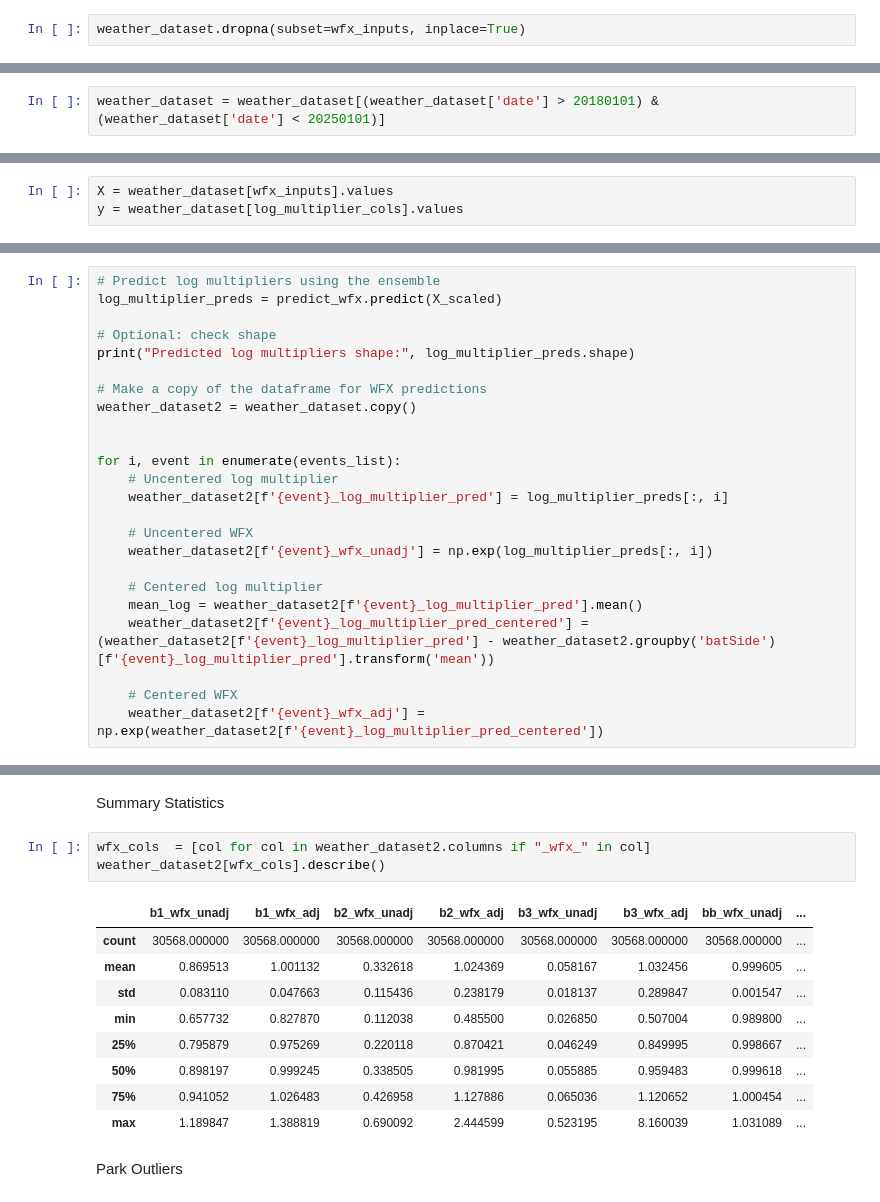
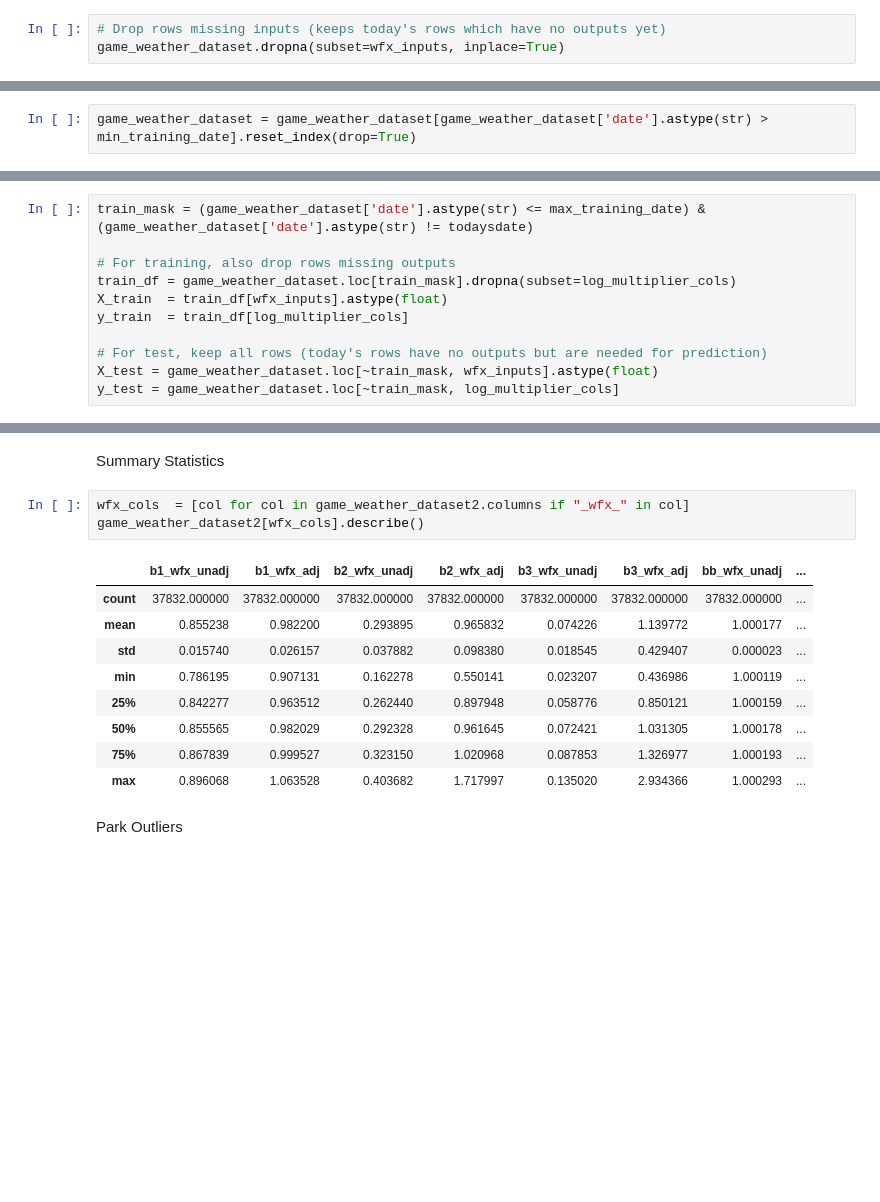
Before and after one commit to jamesgiles1993/MLB-Code, a Jupyter notebook: M01. Weather Factors.ipynb, the cells around one changed output, grey strips where cells are left out. Cells and saved outputs as stored; diff of their text form; blank space fills up the shorter version.

```diff
--- a/M01. Weather Factors.ipynb
+++ b/M01. Weather Factors.ipynb
@@ -139,2 +334,3 @@ Drop if missing inputs
 # %%
-weather_dataset.dropna(subset=wfx_inputs, inplace=True)
+# Drop rows missing inputs (keeps today's rows which have no outputs yet)
+game_weather_dataset.dropna(subset=wfx_inputs, inplace=True)
@@ -145,12 +337,20 @@ weather_dataset['b_L'] = (weather_dataset['batSide'] == "L").astype(int)
 # %% [markdown]
 Restrict by date
 # %%
-weather_dataset = weather_dataset[(weather_dataset['date'] > 20180101) & (weather_dataset['date'] < 20250101)]
+game_weather_dataset = game_weather_dataset[game_weather_dataset['date'].astype(str) > min_training_date].reset_index(drop=True)
 # %% [markdown]
 Split features and target
 # %%
-X = weather_dataset[wfx_inputs].values
-y = weather_dataset[log_multiplier_cols].values
+train_mask = (game_weather_dataset['date'].astype(str) <= max_training_date) & (game_weather_dataset['date'].astype(str) != todaysdate)
+
+# For training, also drop rows missing outputs
+train_df = game_weather_dataset.loc[train_mask].dropna(subset=log_multiplier_cols)
+X_train  = train_df[wfx_inputs].astype(float)
+y_train  = train_df[log_multiplier_cols]
+
+# For test, keep all rows (today's rows have no outputs but are needed for prediction)
+X_test = game_weather_dataset.loc[~train_mask, wfx_inputs].astype(float)
+y_test = game_weather_dataset.loc[~train_mask, log_multiplier_cols]
 # %% [markdown]
 ##### Scale
 # %%
@@ -253,26 +710,2 @@ predict_wfx = VotingEnsemble(ensemble_models)
 # %% [markdown]
 ##### Predict
-# %%
-# Predict log multipliers using the ensemble
-log_multiplier_preds = predict_wfx.predict(X_scaled)
-
-# Optional: check shape
-print("Predicted log multipliers shape:", log_multiplier_preds.shape)
-
-# Make a copy of the dataframe for WFX predictions
-weather_dataset2 = weather_dataset.copy()
-
-
-for i, event in enumerate(events_list):
-    # Uncentered log multiplier
-    weather_dataset2[f'{event}_log_multiplier_pred'] = log_multiplier_preds[:, i]
-
-    # Uncentered WFX
-    weather_dataset2[f'{event}_wfx_unadj'] = np.exp(log_multiplier_preds[:, i])
-
-    # Centered log multiplier
-    mean_log = weather_dataset2[f'{event}_log_multiplier_pred'].mean()
-    weather_dataset2[f'{event}_log_multiplier_pred_centered'] = (weather_dataset2[f'{event}_log_multiplier_pred'] - weather_dataset2.groupby('batSide')[f'{event}_log_multiplier_pred'].transform('mean'))
-
-    # Centered WFX
-    weather_dataset2[f'{event}_wfx_adj'] = np.exp(weather_dataset2[f'{event}_log_multiplier_pred_centered'])
@@ -283,18 +790,18 @@ Predicted log multipliers shape: (30568, 11)
 # %% [markdown]
 Summary Statistics
 # %%
-wfx_cols  = [col for col in weather_dataset2.columns if "_wfx_" in col]
-weather_dataset2[wfx_cols].describe()
+wfx_cols  = [col for col in game_weather_dataset2.columns if "_wfx_" in col]
+game_weather_dataset2[wfx_cols].describe()
 # %% [output]
 |  | b1_wfx_unadj | b1_wfx_adj | b2_wfx_unadj | b2_wfx_adj | b3_wfx_unadj | b3_wfx_adj | bb_wfx_unadj | ... |
-| count | 30568.000000 | 30568.000000 | 30568.000000 | 30568.000000 | 30568.000000 | 30568.000000 | 30568.000000 | ... |
-| mean | 0.869513 | 1.001132 | 0.332618 | 1.024369 | 0.058167 | 1.032456 | 0.999605 | ... |
-| std | 0.083110 | 0.047663 | 0.115436 | 0.238179 | 0.018137 | 0.289847 | 0.001547 | ... |
-| min | 0.657732 | 0.827870 | 0.112038 | 0.485500 | 0.026850 | 0.507004 | 0.989800 | ... |
-| 25% | 0.795879 | 0.975269 | 0.220118 | 0.870421 | 0.046249 | 0.849995 | 0.998667 | ... |
-| 50% | 0.898197 | 0.999245 | 0.338505 | 0.981995 | 0.055885 | 0.959483 | 0.999618 | ... |
-| 75% | 0.941052 | 1.026483 | 0.426958 | 1.127886 | 0.065036 | 1.120652 | 1.000454 | ... |
-| max | 1.189847 | 1.388819 | 0.690092 | 2.444599 | 0.523195 | 8.160039 | 1.031089 | ... |
+| count | 37832.000000 | 37832.000000 | 37832.000000 | 37832.000000 | 37832.000000 | 37832.000000 | 37832.000000 | ... |
+| mean | 0.855238 | 0.982200 | 0.293895 | 0.965832 | 0.074226 | 1.139772 | 1.000177 | ... |
+| std | 0.015740 | 0.026157 | 0.037882 | 0.098380 | 0.018545 | 0.429407 | 0.000023 | ... |
+| min | 0.786195 | 0.907131 | 0.162278 | 0.550141 | 0.023207 | 0.436986 | 1.000119 | ... |
+| 25% | 0.842277 | 0.963512 | 0.262440 | 0.897948 | 0.058776 | 0.850121 | 1.000159 | ... |
+| 50% | 0.855565 | 0.982029 | 0.292328 | 0.961645 | 0.072421 | 1.031305 | 1.000178 | ... |
+| 75% | 0.867839 | 0.999527 | 0.323150 | 1.020968 | 0.087853 | 1.326977 | 1.000193 | ... |
+| max | 0.896068 | 1.063528 | 0.403682 | 1.717997 | 0.135020 | 2.934366 | 1.000293 | ... |
 # %% [markdown]
 Park Outliers
 # %%
```
Also changed, not shown: parts of 79 cells of this notebook, 47 other files.
